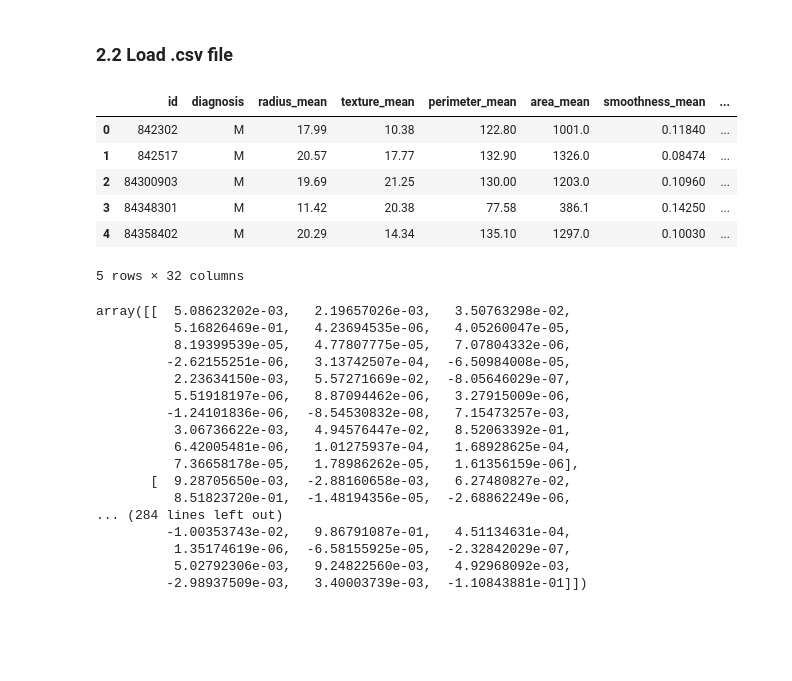
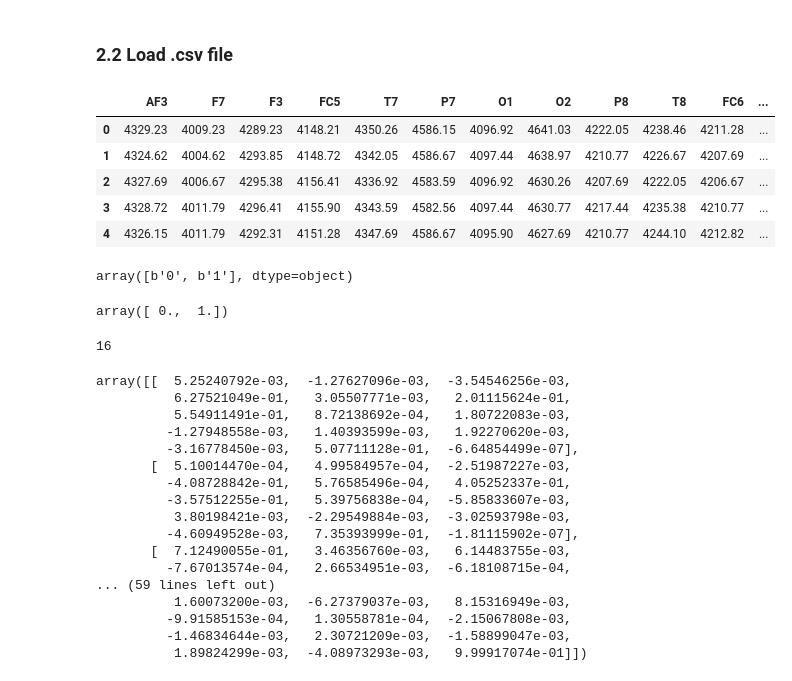
Before and after one commit to rogerior/ixio, a Jupyter notebook: pca.ipynb, the cells around one changed output. Saved outputs shown, nothing was run; the diff lists cells and outputs as text; code cells hidden in the pictures; blank space fills up the shorter version.

```diff
--- a/pca.ipynb
+++ b/pca.ipynb
@@ -54,17 +55,32 @@ from sklearn.model_selection import GridSearchCV
 # %% [markdown]
 ### 2.2 Load .csv file
 # %%
-dataset = pd.read_csv('wdbc.csv')
-dataset.drop('Unnamed: 32', axis=1, inplace=True)
+#dataset = pd.read_csv('wdbc.csv')
+#dataset.drop('Unnamed: 32', axis=1, inplace=True)
+
+# https://archive.ics.uci.edu/ml/datasets/EEG+Eye+State
+data_arff = arff.loadarff('EEG Eye State.arff')
+
+dataset = pd.DataFrame(data_arff[0])
 
 # Show 5 rows
-dataset.head(5)
+dataset.head()
 # %% [output]
-|  | id | diagnosis | radius_mean | texture_mean | perimeter_mean | area_mean | smoothness_mean | ... |
-| 0 | 842302 | M | 17.99 | 10.38 | 122.80 | 1001.0 | 0.11840 | ... |
-| 1 | 842517 | M | 20.57 | 17.77 | 132.90 | 1326.0 | 0.08474 | ... |
-| 2 | 84300903 | M | 19.69 | 21.25 | 130.00 | 1203.0 | 0.10960 | ... |
-| 3 | 84348301 | M | 11.42 | 20.38 | 77.58 | 386.1 | 0.14250 | ... |
-| 4 | 84358402 | M | 20.29 | 14.34 | 135.10 | 1297.0 | 0.10030 | ... |
+|  | AF3 | F7 | F3 | FC5 | T7 | P7 | O1 | O2 | P8 | T8 | FC6 | ... |
+| 0 | 4329.23 | 4009.23 | 4289.23 | 4148.21 | 4350.26 | 4586.15 | 4096.92 | 4641.03 | 4222.05 | 4238.46 | 4211.28 | ... |
+| 1 | 4324.62 | 4004.62 | 4293.85 | 4148.72 | 4342.05 | 4586.67 | 4097.44 | 4638.97 | 4210.77 | 4226.67 | 4207.69 | ... |
+| 2 | 4327.69 | 4006.67 | 4295.38 | 4156.41 | 4336.92 | 4583.59 | 4096.92 | 4630.26 | 4207.69 | 4222.05 | 4206.67 | ... |
+| 3 | 4328.72 | 4011.79 | 4296.41 | 4155.90 | 4343.59 | 4582.56 | 4097.44 | 4630.77 | 4217.44 | 4235.38 | 4210.77 | ... |
+| 4 | 4326.15 | 4011.79 | 4292.31 | 4151.28 | 4347.69 | 4586.67 | 4095.90 | 4627.69 | 4210.77 | 4244.10 | 4212.82 | ... |
-5 rows × 32 columns
+# %%
+dataset.eyeDetection.unique()
+# %% [output]
+array([b'0', b'1'], dtype=object)
+# %%
+dataset.loc[dataset['eyeDetection'] == b'0', 'Class'] = 0
+dataset.loc[dataset['eyeDetection'] == b'1', 'Class'] = 1
+dataset['eyeDetection'] = dataset['eyeDetection'].astype('int')
+dataset.Class.unique()
+# %% [output]
+array([ 0.,  1.])
 # %%
@@ -72,0 +89,4 @@ y = dataset['diagnosis'].values
+# %%
+len(dataset.columns)
+# %% [output]
+16
@@ -73,26 +96,26 @@ y = dataset['diagnosis'].values
 # %%
-pca=PCA(n_components=30)                                    # inicializa classe
+pca=PCA(n_components=number_features)                                    # inicializa classe
 pca.fit(X)                                # submete os dados
 PCA(copy=True, n_components=None, whiten=False)
 pca.components_                              # componentes principais
 # %% [output]
-array([[  5.08623202e-03,   2.19657026e-03,   3.50763298e-02,
-          5.16826469e-01,   4.23694535e-06,   4.05260047e-05,
-          8.19399539e-05,   4.77807775e-05,   7.07804332e-06,
-         -2.62155251e-06,   3.13742507e-04,  -6.50984008e-05,
-          2.23634150e-03,   5.57271669e-02,  -8.05646029e-07,
-          5.51918197e-06,   8.87094462e-06,   3.27915009e-06,
-         -1.24101836e-06,  -8.54530832e-08,   7.15473257e-03,
-          3.06736622e-03,   4.94576447e-02,   8.52063392e-01,
-          6.42005481e-06,   1.01275937e-04,   1.68928625e-04,
-          7.36658178e-05,   1.78986262e-05,   1.61356159e-06],
-       [  9.28705650e-03,  -2.88160658e-03,   6.27480827e-02,
-          8.51823720e-01,  -1.48194356e-05,  -2.68862249e-06,
-... (284 lines left out)
-         -1.00353743e-02,   9.86791087e-01,   4.51134631e-04,
-          1.35174619e-06,  -6.58155925e-05,  -2.32842029e-07,
-          5.02792306e-03,   9.24822560e-03,   4.92968092e-03,
-         -2.98937509e-03,   3.40003739e-03,  -1.10843881e-01]])
+array([[  5.25240792e-03,  -1.27627096e-03,  -3.54546256e-03,
+          6.27521049e-01,   3.05507771e-03,   2.01115624e-01,
+          5.54911491e-01,   8.72138692e-04,   1.80722083e-03,
+         -1.27948558e-03,   1.40393599e-03,   1.92270620e-03,
+         -3.16778450e-03,   5.07711128e-01,  -6.64854499e-07],
+       [  5.10014470e-04,   4.99584957e-04,  -2.51987227e-03,
+         -4.08728842e-01,   5.76585496e-04,   4.05252337e-01,
+         -3.57512255e-01,   5.39756838e-04,  -5.85833607e-03,
+          3.80198421e-03,  -2.29549884e-03,  -3.02593798e-03,
+         -4.60949528e-03,   7.35393999e-01,  -1.81115902e-07],
+       [  7.12490055e-01,   3.46356760e-03,   6.14483755e-03,
+         -7.67013574e-04,   2.66534951e-03,  -6.18108715e-04,
+... (59 lines left out)
+          1.60073200e-03,  -6.27379037e-03,   8.15316949e-03,
+         -9.91585153e-04,   1.30558781e-04,  -2.15067808e-03,
+         -1.46834644e-03,   2.30721209e-03,  -1.58899047e-03,
+          1.89824299e-03,  -4.08973293e-03,   9.99917074e-01]])
 # %%
 pca.explained_variance_ratio_
 # %% [output]
```
Also changed, not shown: parts of 11 cells of this notebook, 1 other file.
